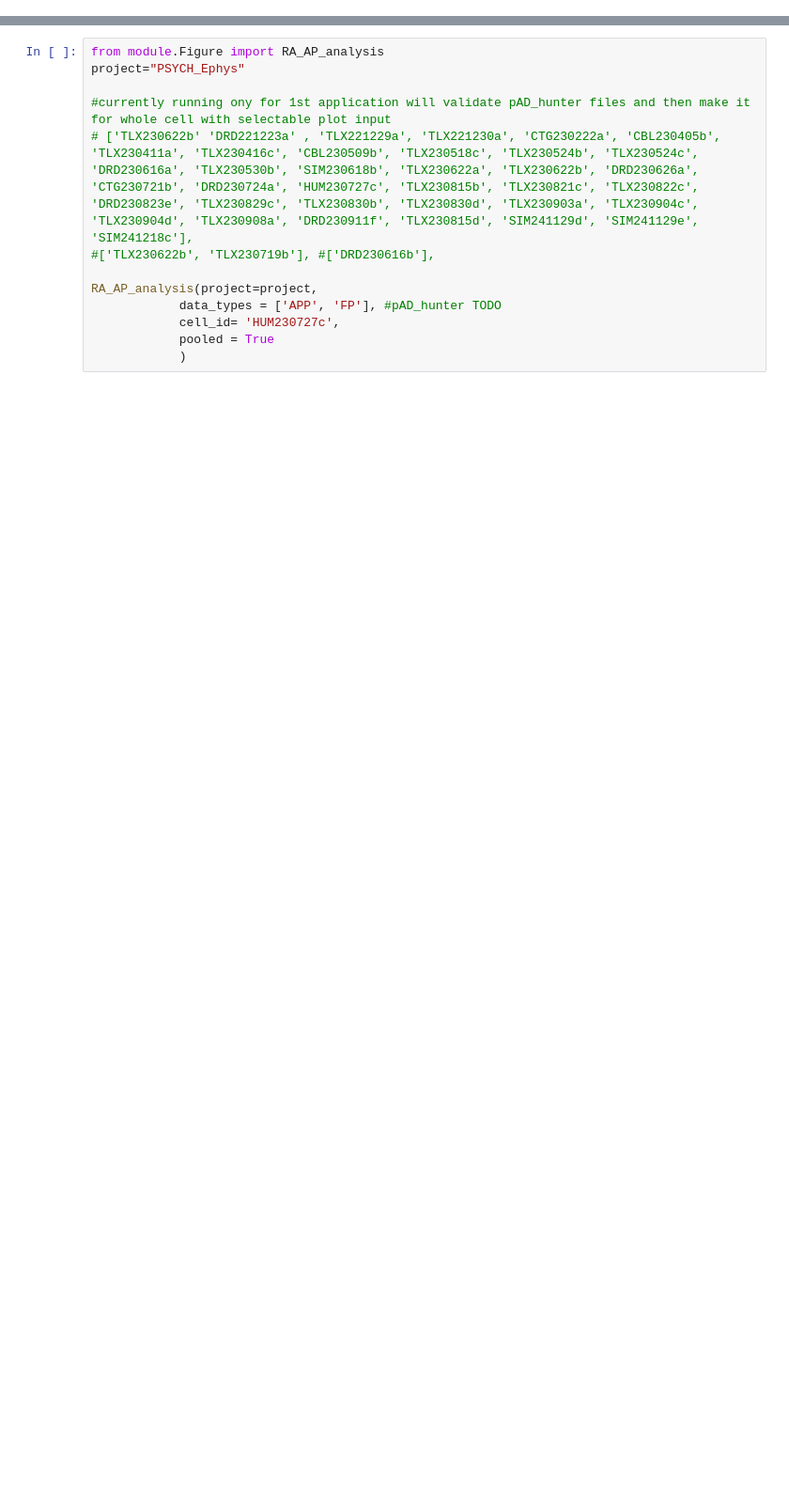
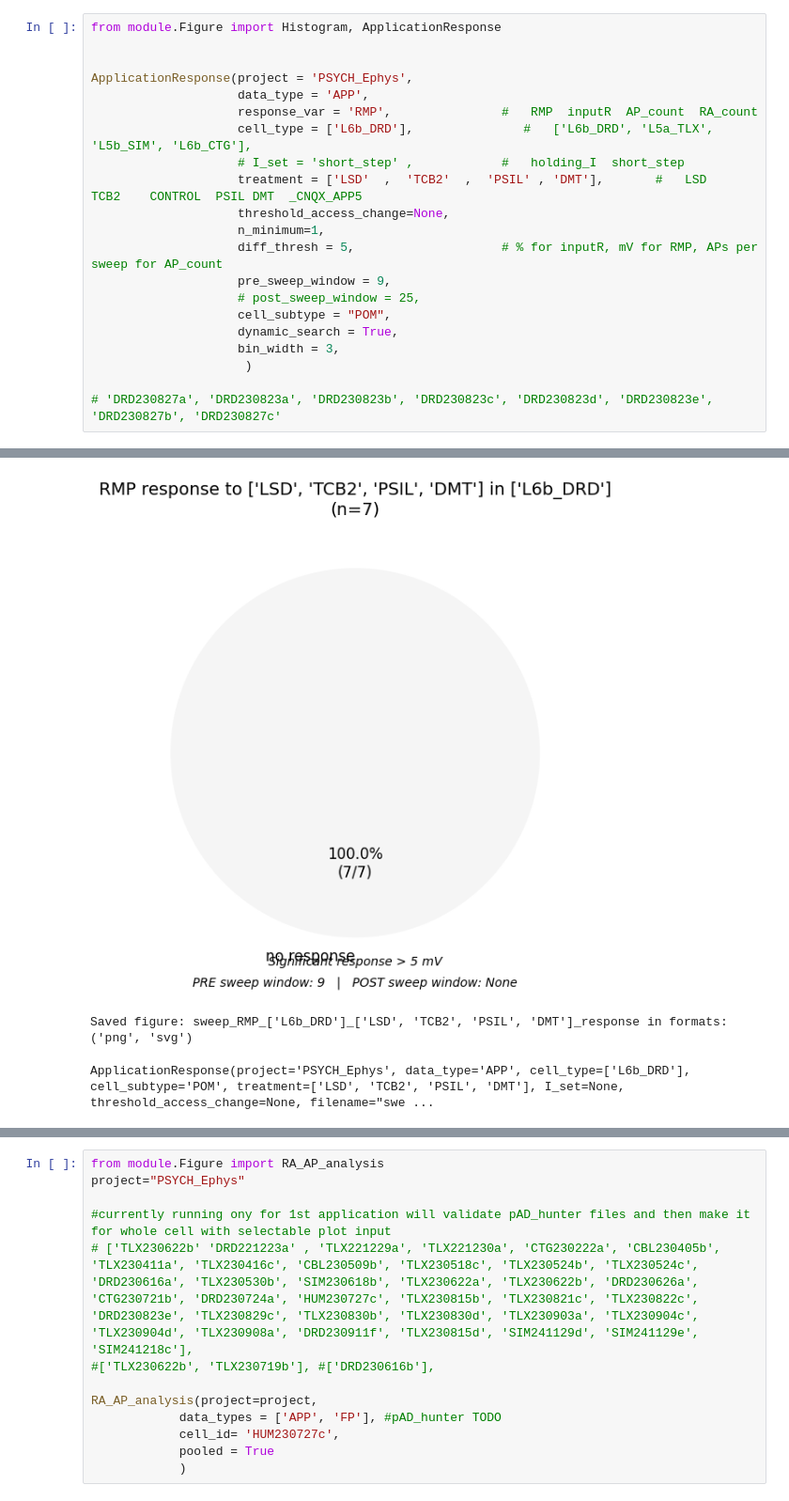
Before and after one commit to jjb-hub/IGOR_phd, a Jupyter notebook: RUN.ipynb, the cells around one changed output, grey strips where cells are left out. Shown at 94% size. Cells and saved outputs as stored; diff of their text form; blank space fills up the shorter version.

```diff
--- a/RUN.ipynb
+++ b/RUN.ipynb
@@ -26,0 +105,22 @@ df
+# %%
+from module.Figure import Histogram, ApplicationResponse
+
+
+ApplicationResponse(project = 'PSYCH_Ephys',
+                    data_type = 'APP',
+                    response_var = 'RMP',               #   RMP  inputR  AP_count  RA_count
+                    cell_type = ['L6b_DRD'],               #   ['L6b_DRD', 'L5a_TLX', 'L5b_SIM', 'L6b_CTG'],
+                    # I_set = 'short_step' ,            #   holding_I  short_step
+                    treatment = ['LSD'  ,  'TCB2'  ,  'PSIL' , 'DMT'],       #   LSD    TCB2    CONTROL  PSIL DMT  _CNQX_APP5
+                    threshold_access_change=None,
+                    n_minimum=1,
+                    diff_thresh = 5,                    # % for inputR, mV for RMP, APs per sweep for AP_count
+                    pre_sweep_window = 9,
+                    # post_sweep_window = 25,
+                    cell_subtype = "POM",
+                    dynamic_search = True,
+                    bin_width = 3,
+                     )
+
+# 'DRD230827a', 'DRD230823a', 'DRD230823b', 'DRD230823c', 'DRD230823d', 'DRD230823e', 'DRD230827b', 'DRD230827c'
+# %% [output]
@@ -26,0 +134,3 @@ df
+[figure, added]
+Saved figure: sweep_RMP_['L6b_DRD']_['LSD', 'TCB2', 'PSIL', 'DMT']_response in formats: ('png', 'svg')
+ApplicationResponse(project='PSYCH_Ephys', data_type='APP', cell_type=['L6b_DRD'], cell_subtype='POM', treatment=['LSD', 'TCB2', 'PSIL', 'DMT'], I_set=None, threshold_access_change=None, filename="swe ...
```
Also changed, not shown: parts of 14 cells of this notebook, 4 other files.
